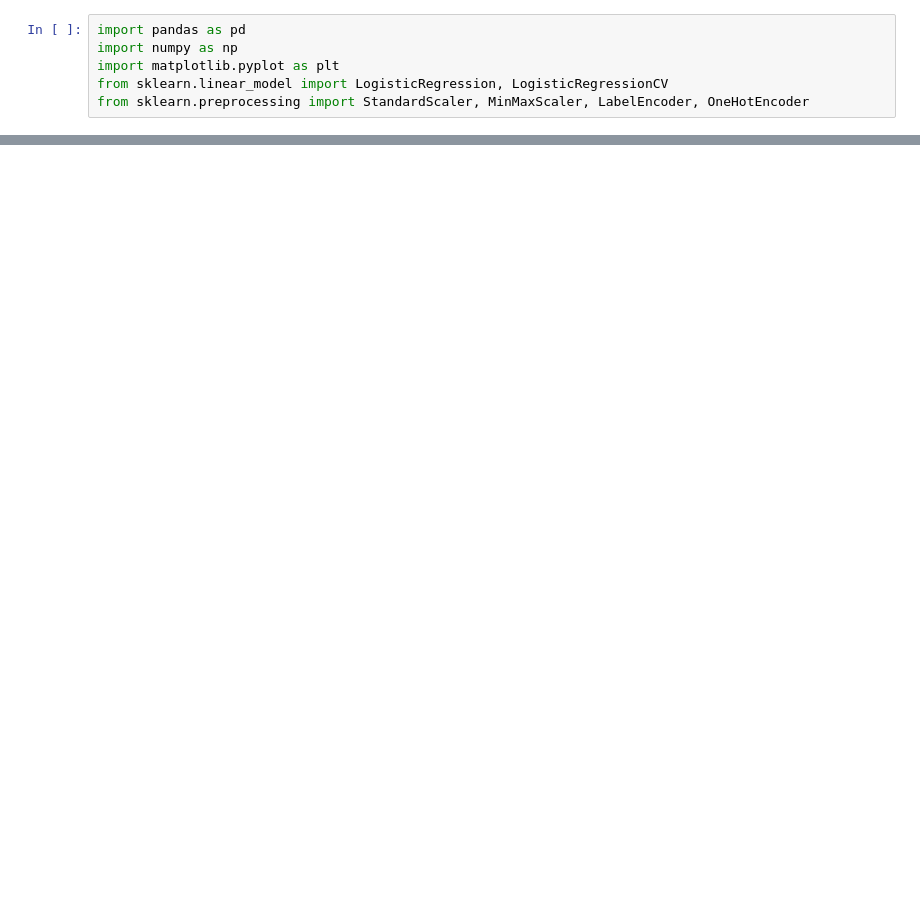
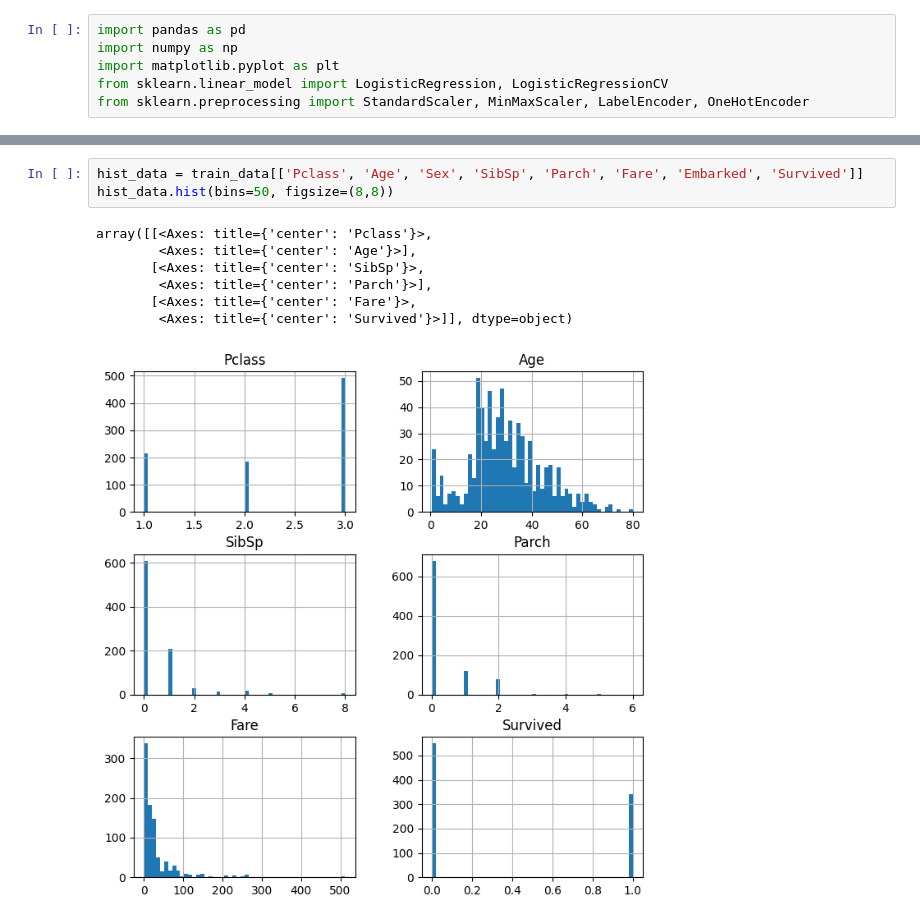
Before and after one commit to pkdc/titanic-survival-prediction, a Jupyter notebook: notebook/titanic.ipynb, the cells around one changed output, grey strips where cells are left out. Drawn from its saved outputs; the diff is of its cells as text; blank space fills up the shorter version.

Commit message:
made hist and boxplot

```diff
--- a/notebook/titanic.ipynb
+++ b/notebook/titanic.ipynb
@@ -28,0 +82,11 @@ print(train_data[::15])
+# %%
+hist_data = train_data[['Pclass', 'Age', 'Sex', 'SibSp', 'Parch', 'Fare', 'Embarked', 'Survived']]
+hist_data.hist(bins=50, figsize=(8,8))
+# %% [output]
+array([[<Axes: title={'center': 'Pclass'}>,
+        <Axes: title={'center': 'Age'}>],
+       [<Axes: title={'center': 'SibSp'}>,
+        <Axes: title={'center': 'Parch'}>],
+       [<Axes: title={'center': 'Fare'}>,
+        <Axes: title={'center': 'Survived'}>]], dtype=object)
+[figure, added]
```
Also changed, not shown: parts of 5 cells of this notebook.
